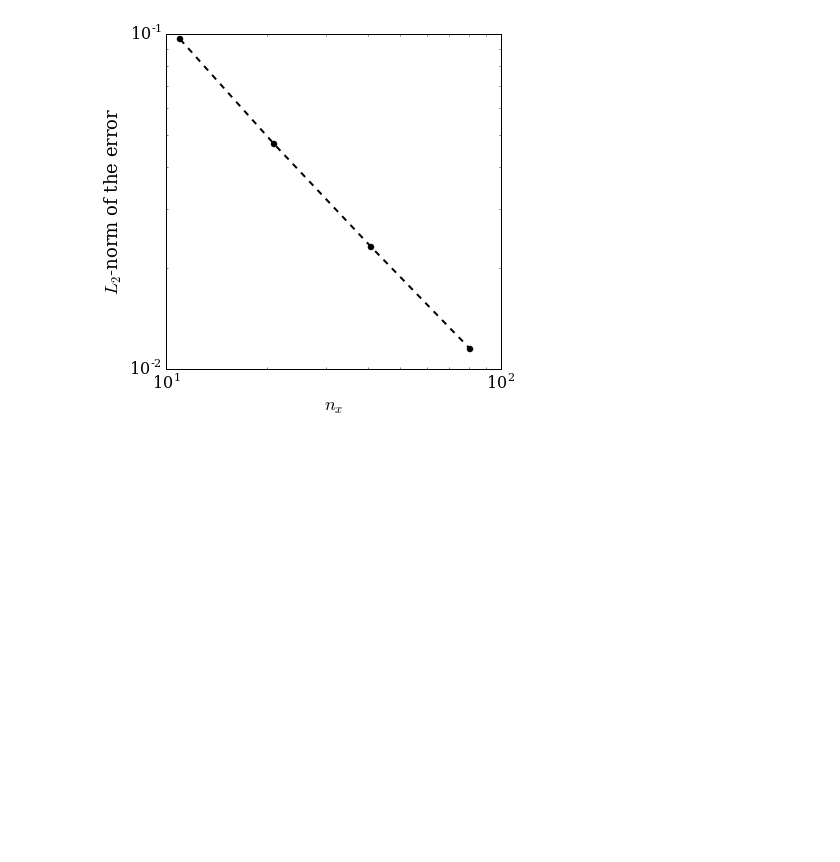
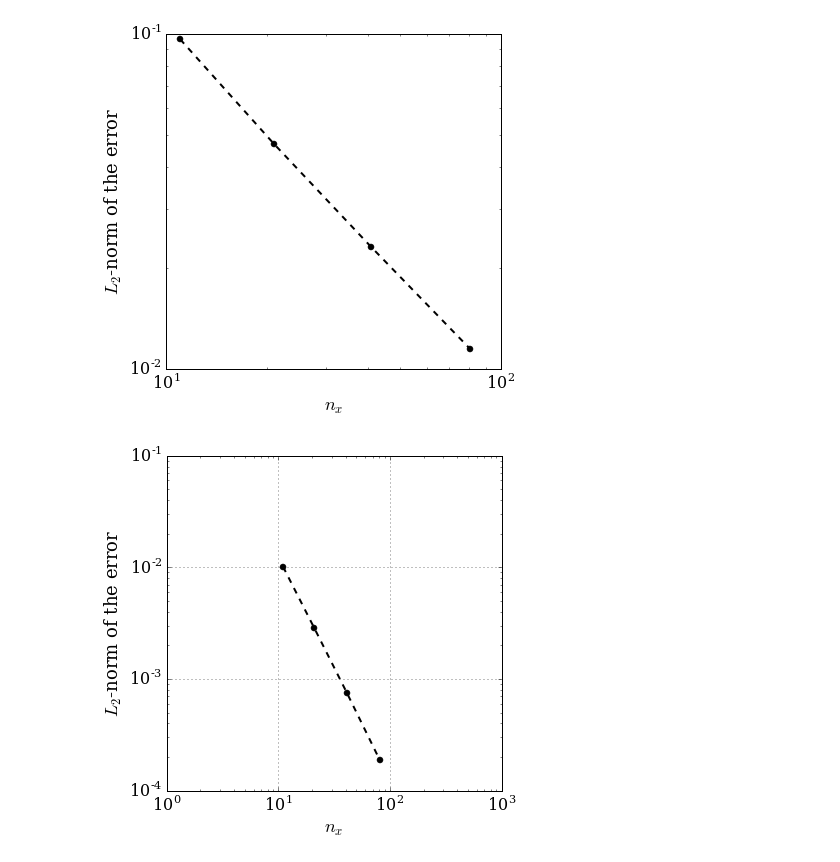
Before and after one commit to AkshayaSrivastava/numerical-mooc, a Jupyter notebook: personal_files/Module_5_Workspace/Module_5_Notebook_1.ipynb, the cells around one changed output. Drawn from its saved outputs; the diff is of its cells as text; code cells hidden in the pictures; blank space fills up the shorter version.

```diff
--- a/personal_files/Module_5_Workspace/Module_5_Notebook_1.ipynb
+++ b/personal_files/Module_5_Workspace/Module_5_Notebook_1.ipynb
@@ -300,3 +300,46 @@ pyplot.loglog(nx_values, error, color='k', ls='--', lw=2, marker='o')
 pyplot.axis('equal');
 # %% [output]
 [figure]
+# %%
+## Convergence with new Conditions!
+
+def solve2(p, y, dx, dy, tolerance):
+    error = 1
+    pn = numpy.empty_like(p)
+    iterations = 0
+    while error > tolerance:
+        pn = p.copy()
+        p[1:-1,1:-1] = .25 * (pn[1:-1,2:] + pn[1:-1, :-2] \
+                              + pn[2:, 1:-1] + pn[:-2, 1:-1])
+
+        ##Neumann B.C. along x = L
+        p[1:-1, -1] = .25 * (2*pn[1:-1,-2] + pn[2:, -1] + pn[:-2, -1])
+
+        error = err(p, pn)
+
+    return p
+
+nx_values = [11, 21, 41, 81]
+l2_target = 1e-8
+
+error = numpy.empty_like(nx_values, dtype=numpy.float)
+
+
+for i, nx in enumerate(nx_values):
+    p, x, y, dx, dy = laplace_IG(nx)
+
+    p = solve2(p.copy(), y, dx, dy, l2_target)
+
+    p_an = analytical(x, y)
+
+    error[i] = err(p, p_an)
+
+pyplot.figure(figsize=(6,6))
+pyplot.grid(True)
+pyplot.xlabel(r'$n_x$', fontsize=18)
+pyplot.ylabel(r'$L_2$-norm of the error', fontsize=18)
+
+pyplot.loglog(nx_values, error, color='k', ls='--', lw=2, marker='o')
+pyplot.axis('equal');
+# %% [output]
+[figure, added]
```
